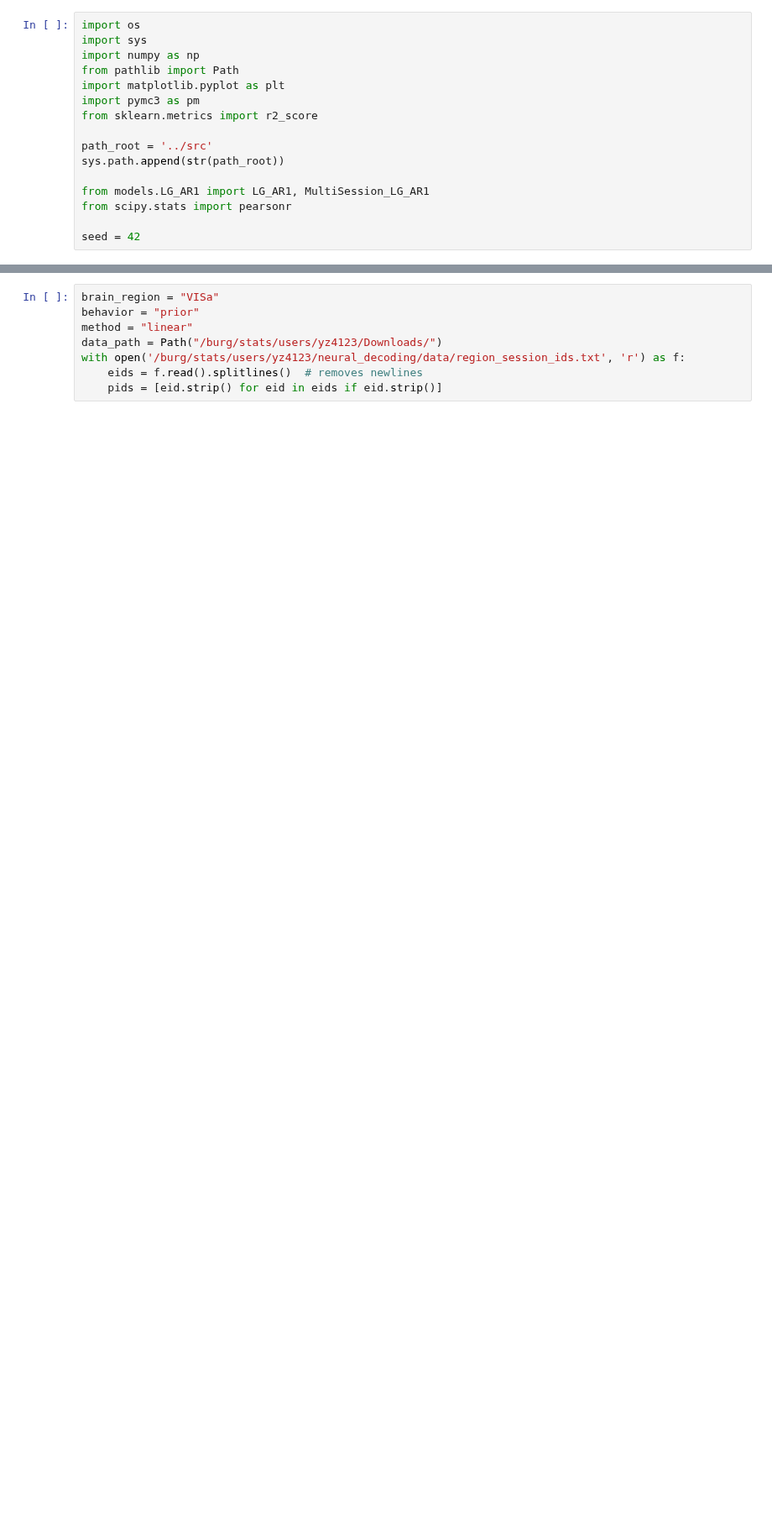
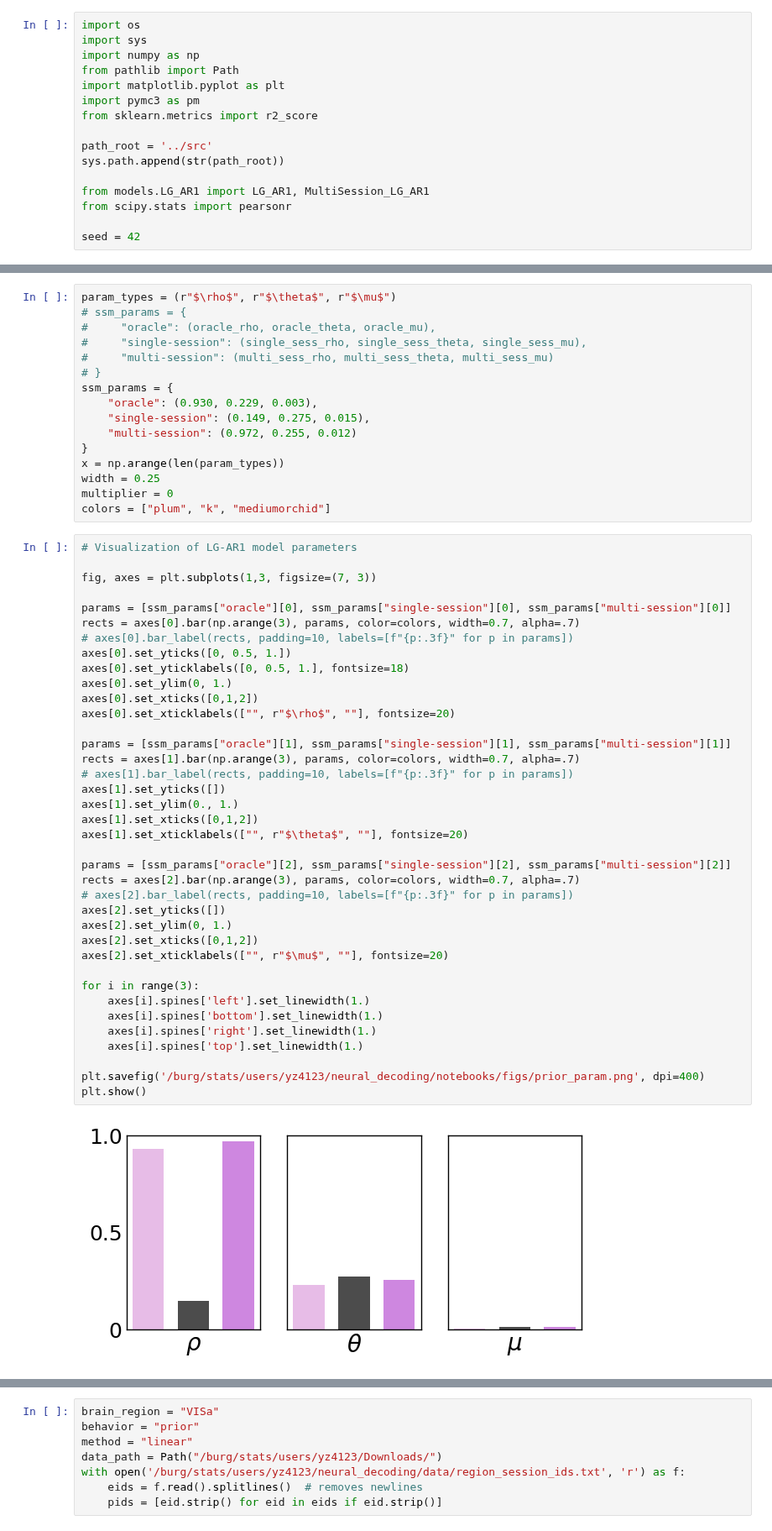
Before and after one commit to yzhang511/neural_decoding, a Jupyter notebook: notebooks/LG-AR1-example.ipynb, the cells around one changed output, grey strips where cells are left out. Shown at 84% size. Saved outputs shown, nothing was run; the diff lists cells and outputs as text; blank space fills up the shorter version.

```diff
--- a/notebooks/LG-AR1-example.ipynb
+++ b/notebooks/LG-AR1-example.ipynb
@@ -16,0 +186,56 @@ seed = 42
+# %%
+param_types = (r"$\rho$", r"$\theta$", r"$\mu$")
+# ssm_params = {
+#     "oracle": (oracle_rho, oracle_theta, oracle_mu),
+#     "single-session": (single_sess_rho, single_sess_theta, single_sess_mu),
+#     "multi-session": (multi_sess_rho, multi_sess_theta, multi_sess_mu)
+# }
+ssm_params = {
+    "oracle": (0.930, 0.229, 0.003),
+    "single-session": (0.149, 0.275, 0.015),
+    "multi-session": (0.972, 0.255, 0.012)
+}
+x = np.arange(len(param_types))
+width = 0.25
+multiplier = 0
+colors = ["plum", "k", "mediumorchid"]
+# %%
+# Visualization of LG-AR1 model parameters
+
+fig, axes = plt.subplots(1,3, figsize=(7, 3))
+
+params = [ssm_params["oracle"][0], ssm_params["single-session"][0], ssm_params["multi-session"][0]]
+rects = axes[0].bar(np.arange(3), params, color=colors, width=0.7, alpha=.7)
+# axes[0].bar_label(rects, padding=10, labels=[f"{p:.3f}" for p in params])
+axes[0].set_yticks([0, 0.5, 1.])
+axes[0].set_yticklabels([0, 0.5, 1.], fontsize=18)
+axes[0].set_ylim(0, 1.)
+axes[0].set_xticks([0,1,2])
+axes[0].set_xticklabels(["", r"$\rho$", ""], fontsize=20)
+
+params = [ssm_params["oracle"][1], ssm_params["single-session"][1], ssm_params["multi-session"][1]]
+rects = axes[1].bar(np.arange(3), params, color=colors, width=0.7, alpha=.7)
+# axes[1].bar_label(rects, padding=10, labels=[f"{p:.3f}" for p in params])
+axes[1].set_yticks([])
+axes[1].set_ylim(0., 1.)
+axes[1].set_xticks([0,1,2])
+axes[1].set_xticklabels(["", r"$\theta$", ""], fontsize=20)
+
+params = [ssm_params["oracle"][2], ssm_params["single-session"][2], ssm_params["multi-session"][2]]
+rects = axes[2].bar(np.arange(3), params, color=colors, width=0.7, alpha=.7)
+# axes[2].bar_label(rects, padding=10, labels=[f"{p:.3f}" for p in params])
+axes[2].set_yticks([])
+axes[2].set_ylim(0, 1.)
+axes[2].set_xticks([0,1,2])
+axes[2].set_xticklabels(["", r"$\mu$", ""], fontsize=20)
+
+for i in range(3):
+    axes[i].spines['left'].set_linewidth(1.)
+    axes[i].spines['bottom'].set_linewidth(1.)
+    axes[i].spines['right'].set_linewidth(1.)
+    axes[i].spines['top'].set_linewidth(1.)
+
+plt.savefig('/burg/stats/users/yz4123/neural_decoding/notebooks/figs/prior_param.png', dpi=400)
+plt.show()
+# %% [output]
+[figure, added]
```
Also changed, not shown: parts of 27 cells of this notebook, 3 other files.
